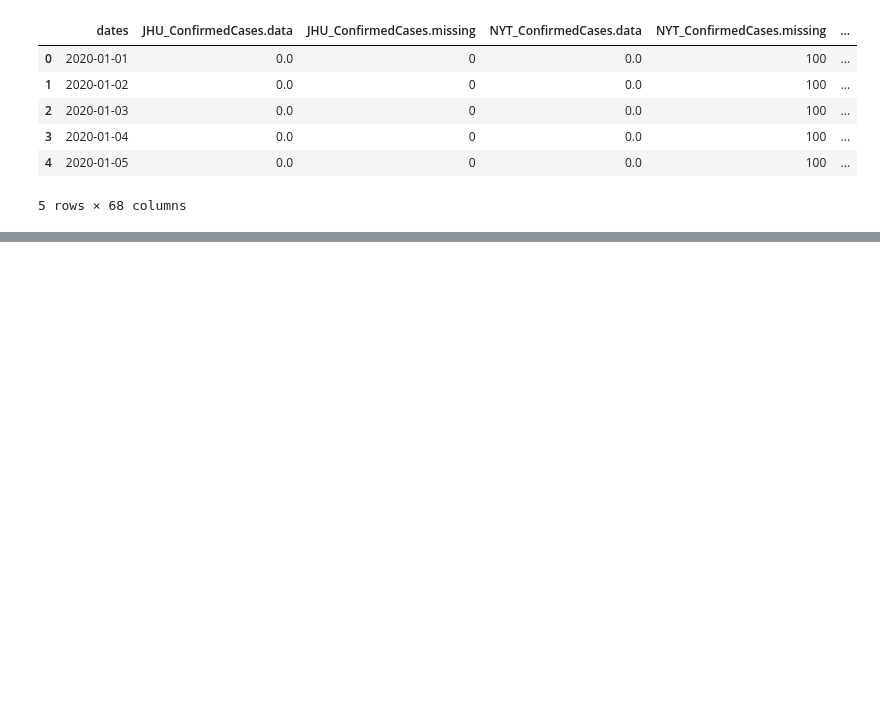
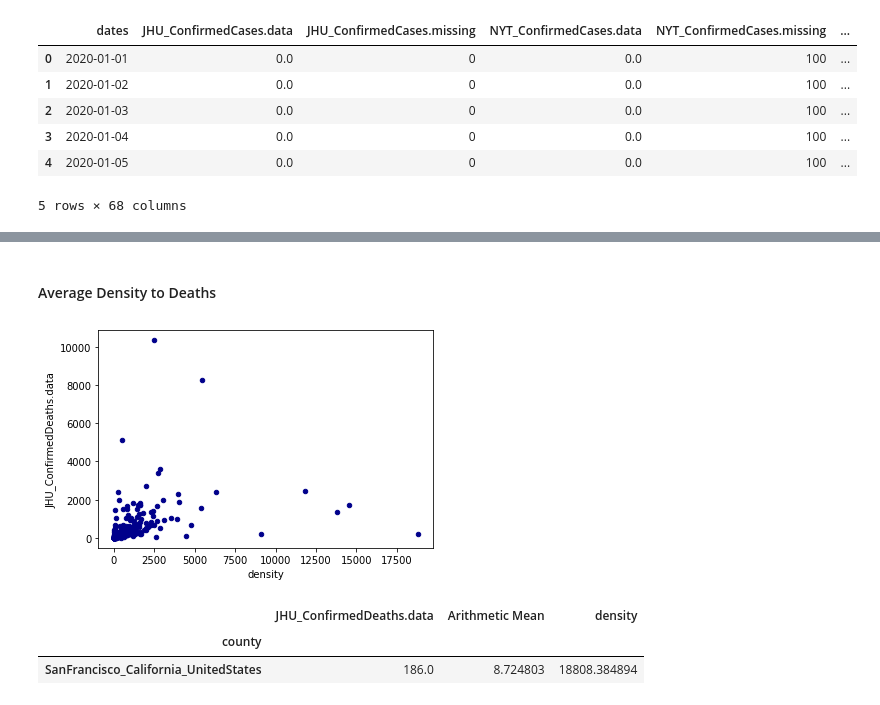
Before and after one commit to richstrouss/capstone, a Jupyter notebook: data/covid/covid_data_analysis.ipynb, the cells around one changed output, grey strips where cells are left out. Saved outputs shown, nothing was run; the diff lists cells and outputs as text; code cells hidden in the pictures; blank space fills up the shorter version.

```diff
--- a/data/covid/covid_data_analysis.ipynb
+++ b/data/covid/covid_data_analysis.ipynb
@@ -226,0 +344,14 @@ load_sdf_no2()
+# %% [markdown]
+#### Average Density to Deaths
+# %%
+ax1 = deaths_to_no2.plot.scatter(y='JHU_ConfirmedDeaths.data',
+                       x='density',
+                       c='DarkBlue')
+# %% [output]
+[figure, added]
+# %%
+deaths_to_no2[deaths_to_no2['density'] > 17500]
+# %% [output]
+|  | JHU_ConfirmedDeaths.data | Arithmetic Mean | density |
+| county |  |  |  |
+| SanFrancisco_California_UnitedStates | 186.0 | 8.724803 | 18808.384894 |
```
Also changed, not shown: parts of 18 cells of this notebook, 1 other file.
